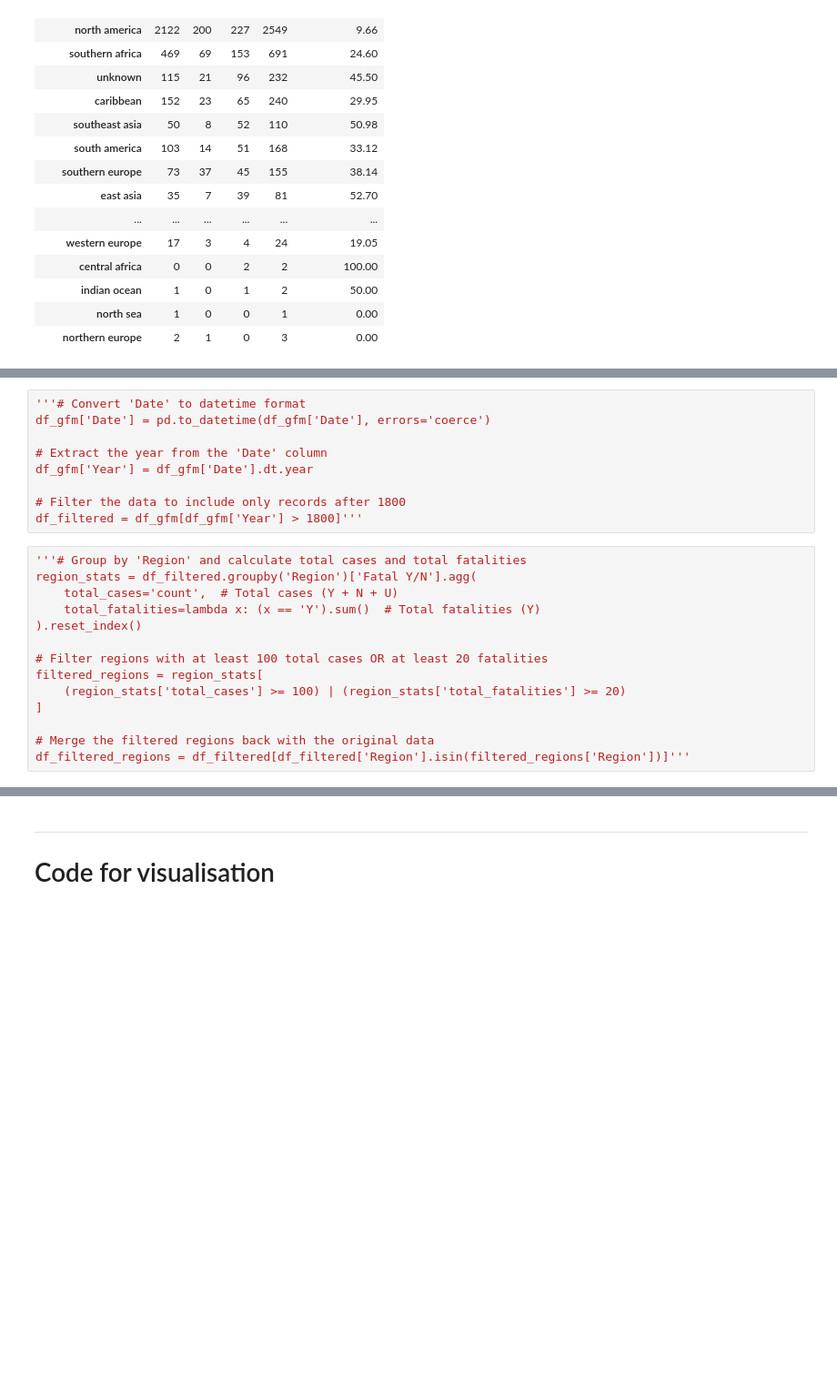
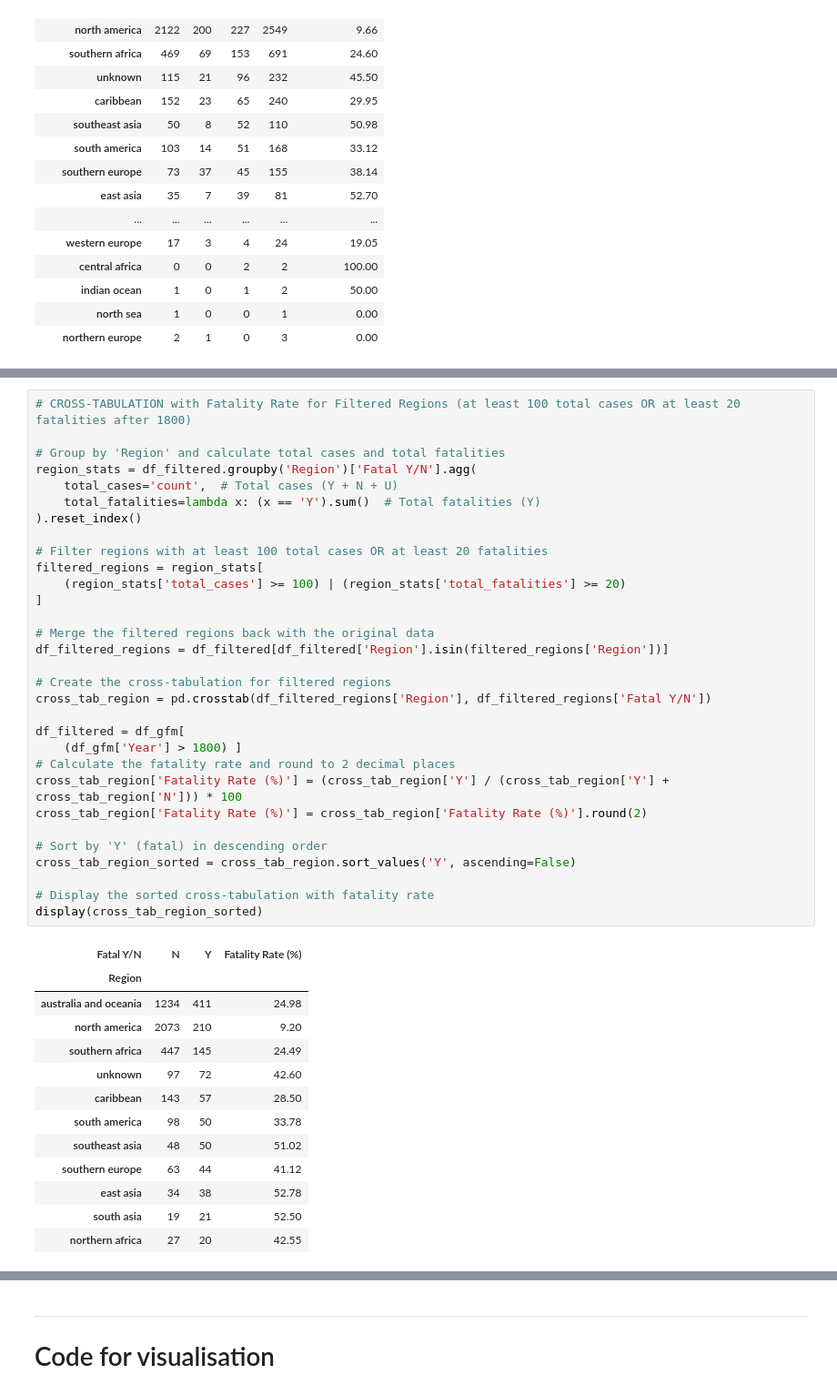
Before and after one commit to martijnooo/shark_attack, a Jupyter notebook: analysis_gfm.ipynb, the cells around one changed output, grey strips where cells are left out. Shown at 91% size. Drawn from its saved outputs; the diff is of its cells as text; blank space fills up the shorter version.

Commit message:
GFM analysis_gfm sorted the important ones

```diff
--- a/analysis_gfm.ipynb
+++ b/analysis_gfm.ipynb
@@ -153,23 +140,45 @@ display(cross_tab_country_sorted)
-# %%
-'''# Convert 'Date' to datetime format
-df_gfm['Date'] = pd.to_datetime(df_gfm['Date'], errors='coerce')
-
-# Extract the year from the 'Date' column
-df_gfm['Year'] = df_gfm['Date'].dt.year
-
-# Filter the data to include only records after 1800
-df_filtered = df_gfm[df_gfm['Year'] > 1800]'''
 # %%
-'''# Group by 'Region' and calculate total cases and total fatalities
+# CROSS-TABULATION with Fatality Rate for Filtered Regions (at least 100 total cases OR at least 20 fatalities after 1800)
+
+# Group by 'Region' and calculate total cases and total fatalities
 region_stats = df_filtered.groupby('Region')['Fatal Y/N'].agg(
     total_cases='count',  # Total cases (Y + N + U)
     total_fatalities=lambda x: (x == 'Y').sum()  # Total fatalities (Y)
 ).reset_index()
 
 # Filter regions with at least 100 total cases OR at least 20 fatalities
 filtered_regions = region_stats[
     (region_stats['total_cases'] >= 100) | (region_stats['total_fatalities'] >= 20)
 ]
 
 # Merge the filtered regions back with the original data
-df_filtered_regions = df_filtered[df_filtered['Region'].isin(filtered_regions['Region'])]'''
+df_filtered_regions = df_filtered[df_filtered['Region'].isin(filtered_regions['Region'])]
+
+# Create the cross-tabulation for filtered regions
+cross_tab_region = pd.crosstab(df_filtered_regions['Region'], df_filtered_regions['Fatal Y/N'])
+
+df_filtered = df_gfm[
+    (df_gfm['Year'] > 1800) ]
+# Calculate the fatality rate and round to 2 decimal places
+cross_tab_region['Fatality Rate (%)'] = (cross_tab_region['Y'] / (cross_tab_region['Y'] + cross_tab_region['N'])) * 100
+cross_tab_region['Fatality Rate (%)'] = cross_tab_region['Fatality Rate (%)'].round(2)
+
+# Sort by 'Y' (fatal) in descending order
+cross_tab_region_sorted = cross_tab_region.sort_values('Y', ascending=False)
+
+# Display the sorted cross-tabulation with fatality rate
+display(cross_tab_region_sorted)
+# %% [output]
+| Fatal Y/N | N | Y | Fatality Rate (%) |
+| Region |  |  |  |
+| australia and oceania | 1234 | 411 | 24.98 |
+| north america | 2073 | 210 | 9.20 |
+| southern africa | 447 | 145 | 24.49 |
+| unknown | 97 | 72 | 42.60 |
+| caribbean | 143 | 57 | 28.50 |
+| south america | 98 | 50 | 33.78 |
+| southeast asia | 48 | 50 | 51.02 |
+| southern europe | 63 | 44 | 41.12 |
+| east asia | 34 | 38 | 52.78 |
+| south asia | 19 | 21 | 52.50 |
+| northern africa | 27 | 20 | 42.55 |
```
Also changed, not shown: parts of 45 cells of this notebook.
